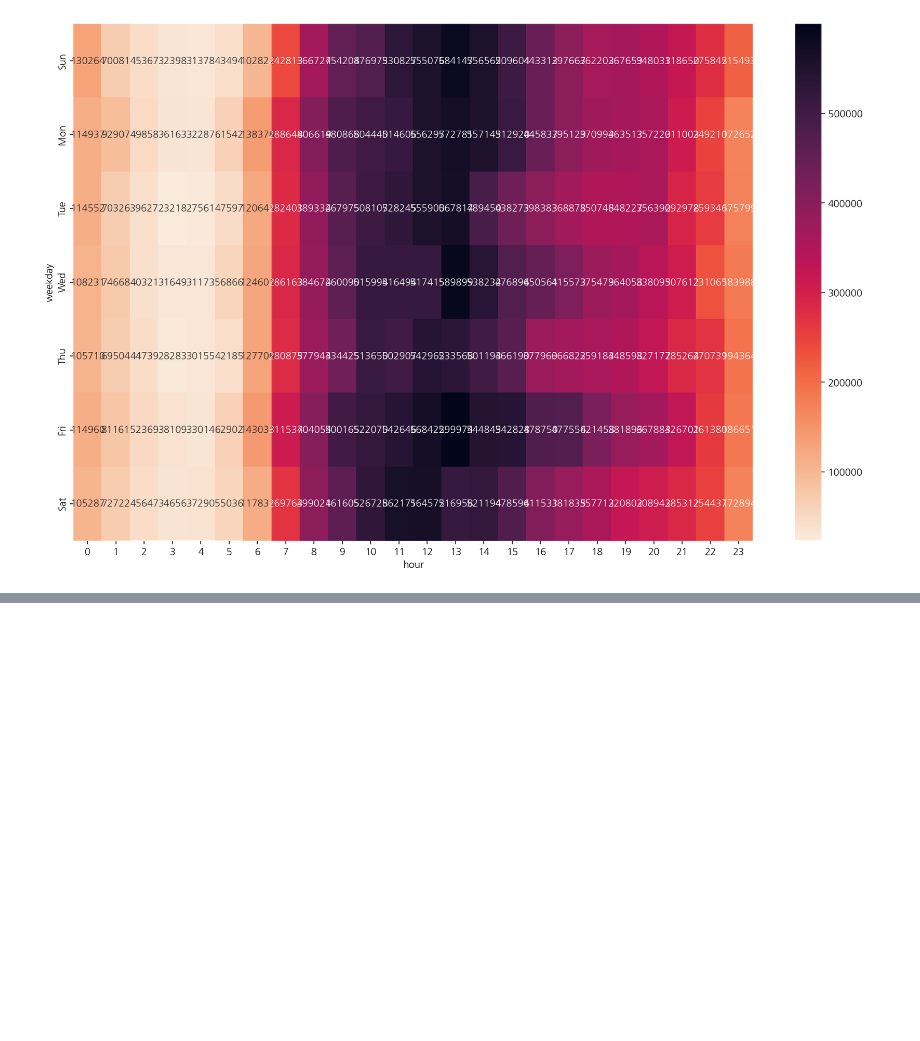
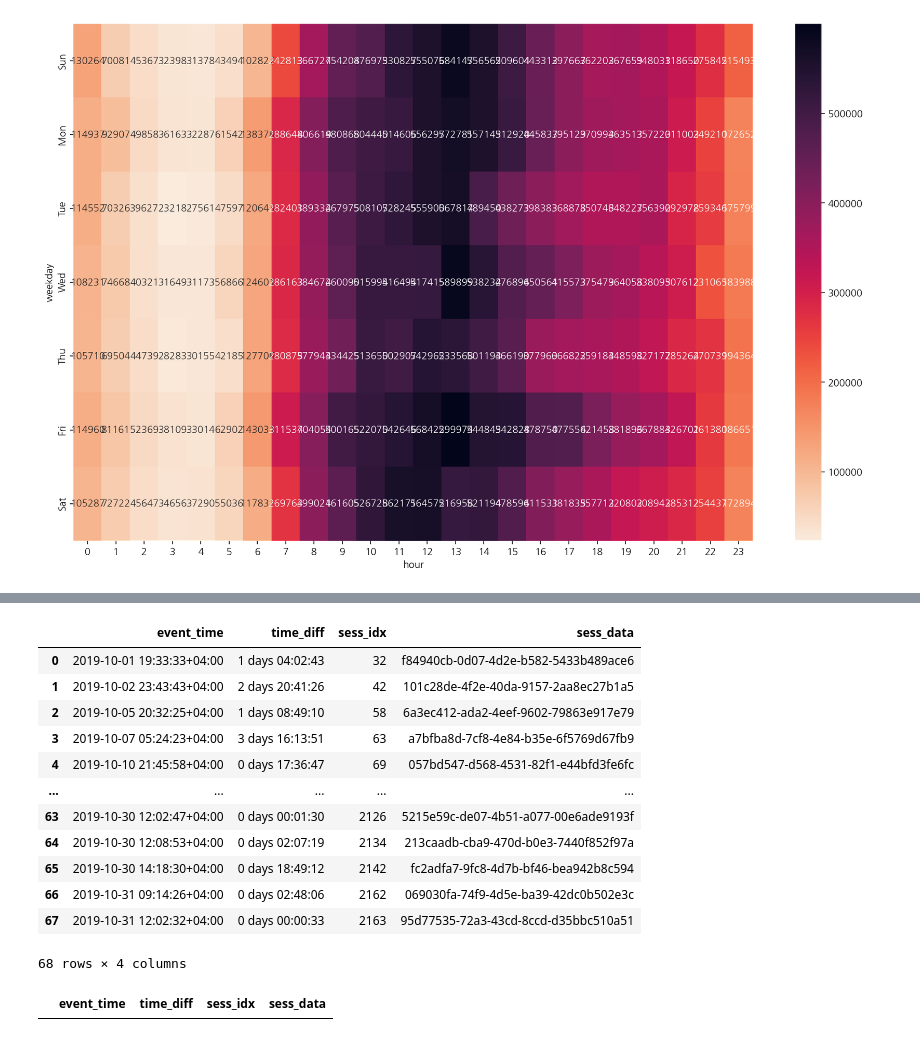
Before and after one commit to benidjor/ecommerce-behavior-data-analysis, a Jupyter notebook: tsj_data/2019_oct_eda.ipynb, the cells around one changed output, grey strips where cells are left out. Saved outputs shown, nothing was run; the diff lists cells and outputs as text; code cells hidden in the pictures; blank space fills up the shorter version.

```diff
--- a/tsj_data/2019_oct_eda.ipynb
+++ b/tsj_data/2019_oct_eda.ipynb
@@ -961,0 +1182,20 @@ plt.show()
+# %%
+sess_diff(df, 532769022)
+# %% [output]
+|  | event_time | time_diff | sess_idx | sess_data |
+| 0 | 2019-10-01 19:33:33+04:00 | 1 days 04:02:43 | 32 | f84940cb-0d07-4d2e-b582-5433b489ace6 |
+| 1 | 2019-10-02 23:43:43+04:00 | 2 days 20:41:26 | 42 | 101c28de-4f2e-40da-9157-2aa8ec27b1a5 |
+| 2 | 2019-10-05 20:32:25+04:00 | 1 days 08:49:10 | 58 | 6a3ec412-ada2-4eef-9602-79863e917e79 |
+| 3 | 2019-10-07 05:24:23+04:00 | 3 days 16:13:51 | 63 | a7bfba8d-7cf8-4e84-b35e-6f5769d67fb9 |
+| 4 | 2019-10-10 21:45:58+04:00 | 0 days 17:36:47 | 69 | 057bd547-d568-4531-82f1-e44bfd3fe6fc |
+| ... | ... | ... | ... | ... |
+| 63 | 2019-10-30 12:02:47+04:00 | 0 days 00:01:30 | 2126 | 5215e59c-de07-4b51-a077-00e6ade9193f |
+| 64 | 2019-10-30 12:08:53+04:00 | 0 days 02:07:19 | 2134 | 213caadb-cba9-470d-b0e3-7440f852f97a |
+| 65 | 2019-10-30 14:18:30+04:00 | 0 days 18:49:12 | 2142 | fc2adfa7-9fc8-4d7b-bf46-bea942b8c594 |
+| 66 | 2019-10-31 09:14:26+04:00 | 0 days 02:48:06 | 2162 | 069030fa-74f9-4d5e-ba39-42dc0b502e3c |
+| 67 | 2019-10-31 12:02:32+04:00 | 0 days 00:00:33 | 2163 | 95d77535-72a3-43cd-8ccd-d35bbc510a51 |
+68 rows × 4 columns
+# %%
+sess_diff(df, 566165785)
+# %% [output]
+|  | event_time | time_diff | sess_idx | sess_data |
```
Also changed, not shown: parts of 16 cells of this notebook.
